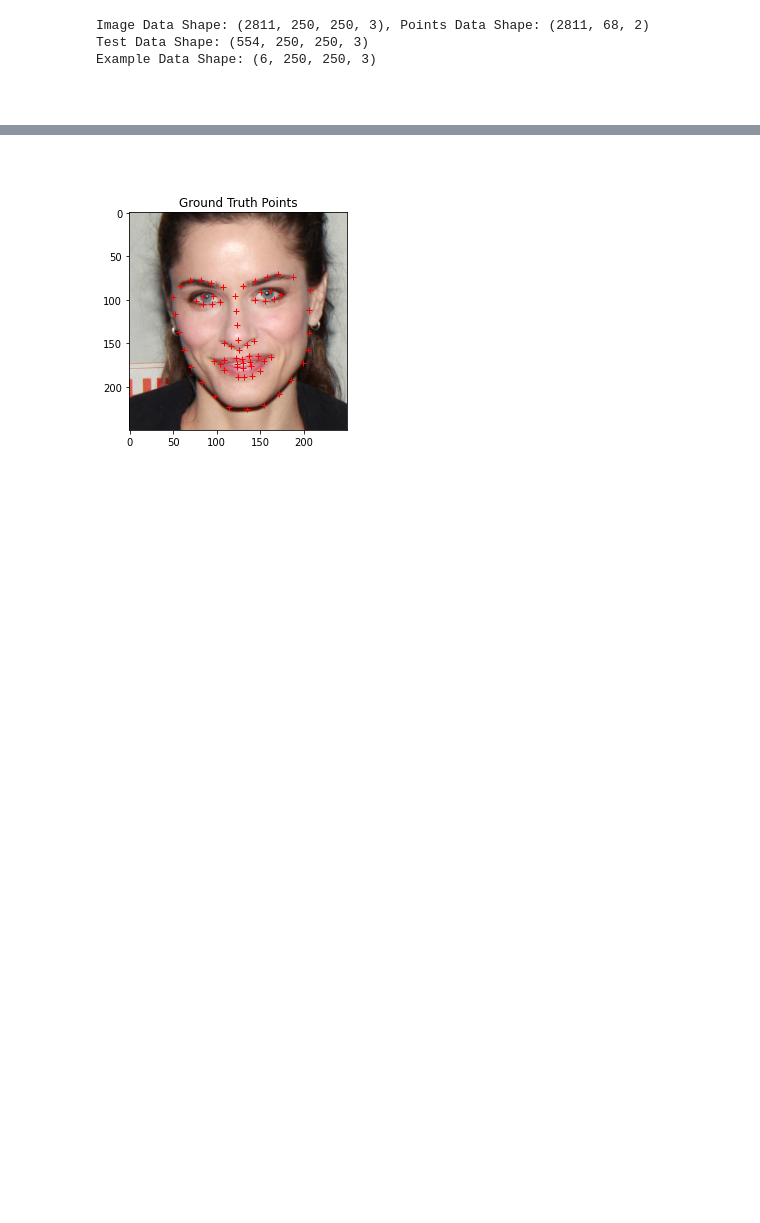
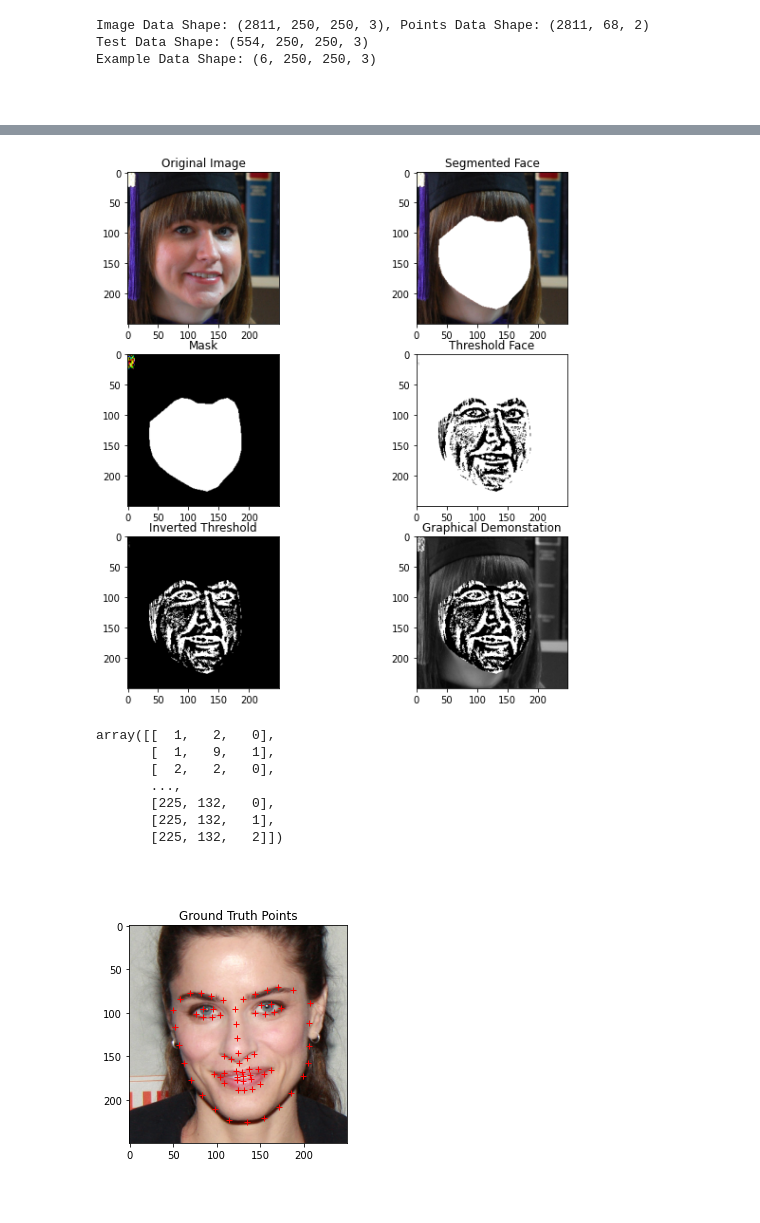
Before and after one commit to LordLean/Computer-Vision, a Jupyter notebook: CV_Labs/CV_183708.ipynb, the cells around one changed output, grey strips where cells are left out. Cells and saved outputs as stored; diff of their text form; code cells hidden in the pictures; blank space fills up the shorter version.

```diff
--- a/CV_Labs/CV_183708.ipynb
+++ b/CV_Labs/CV_183708.ipynb
@@ -275,31 +279,40 @@ def average_euclidian_dist(preds):
   # Return total avg euclid distance.
   return euclid_total_vals
 # %%
-#@title Function Face Segmentation
+#@title Function - Face Segmentation and Graphical Demonstration - Extensions
 
-def face_segmentation(img_num, image_data=train_images,landmark_points=train_pts):
+def face_segmentation(image_data=train_images[0],landmark_points=train_pts[0], truth_or_prediction=0):
   """
   Segment Areas of face using images and points, either ground truth or predicted is fine.
-  :param img_num: The index of image to print.
-  :param image_data: Images to pick from.
-  :param landmark_points: Points used for face segmentation - Assuming IBUG 68 points.
+  :param image_data: Image.
+  :param landmark_points: Points used for face segmentation for said image - Assuming IBUG 68 points.
+  :param truth_or_prediction image/points being used. Not very necessary but was for ease of manipulation further down line.
   :return: The coordinates of the facial area only (Face bounds to Eyebrows).
   """
+  if truth_or_prediction:
+    # If prediction: Additional Augmentation
+    # Eg. Function Call: face_segmentation(X_test[109],predictions[109].reshape(68,2),truth_or_prediction=1)
+    image_data = image_data * 255
+    image_data = image_data.astype(np.uint8)
+
+  ######### - Code necessary for pixels in face seg.
   # Seperate Areas of face for segmentation.
-  p1 = landmark_points[img_num][0].reshape(1,-1)
-  p2 = landmark_points[img_num][17:27]
-  p3 = landmark_points[img_num][16::-1]
+  p1 = landmark_points.astype(np.uint8)[0].reshape(1,-1)
+  p2 = landmark_points.astype(np.uint8)[17:27]
+  p3 = landmark_points.astype(np.uint8)[16::-1]
   poly_face = np.concatenate((p1,p2,p3))
 
   # Create copy of original image
-  img = image_data[img_num].copy()
+  img = image_data.copy()
 
   # Map area of face.
   img = cv2.fillPoly(img, np.array([poly_face], dtype=np.int32), color=(255,255,255))
   # img = cv2.fillPoly(img, np.array([poly_face,poly_face], dtype=np.int32), color=(255,255,255))
 
   # mask stores array where elements equal 255 or then 0.
-  mask = img.copy()
+  mask = img.copy().astype(np.uint8)
+
+
   # Create copy for graphical demo.
   mask_black = img.copy()
   # Set mask to 0 if not white space to create mask.
@@ -310,12 +323,12 @@ def face_segmentation(img_num, image_data=train_images,landmark_points=train_pts
   # Coordinates where value is greater than 0. I.e. all pixels
   # within the facebounds.
   segmented_coordinates = np.column_stack(np.where(mask > 0))
-
+  ######### - Rest is graphical demonstration.
 
   # Inverted mask for graphical demo.
   mask_inv = cv2.bitwise_not(mask)
   # Copy original image again.
-  holding_image = image_data[img_num].copy()
+  holding_image = image_data.copy()
   # Average.
   img_gray = np.mean(holding_image, axis=2).astype('uint8')
   # Create threshold image.
@@ -330,10 +343,10 @@ def face_segmentation(img_num, image_data=train_images,landmark_points=train_pts
   b = cv2.add(avg_mask_black,threshold_inverted)
 
 
-  f, axarr = plt.subplots(3,2, figsize=(10,10))
+  fig, axarr = plt.subplots(3,2, figsize=(10,10))
   # Original Image
   axarr[0,0].set_title("Original Image")
-  axarr[0,0].imshow(image_data[img_num])
+  axarr[0,0].imshow(image_data)
   # Face Segmented
   axarr[0,1].set_title("Segmented Face")
   axarr[0,1].imshow(img)
@@ -378,3 +385,15 @@ ValueError: ignored
+# %%
+img_number = -201
+face_segmentation(train_images[img_number],train_pts[img_number],truth_or_prediction=0)
+# %% [output]
+[figure, added]
+array([[  1,   2,   0],
+       [  1,   9,   1],
+       [  2,   2,   0],
+       ...,
+       [225, 132,   0],
+       [225, 132,   1],
+       [225, 132,   2]])
 # %% [markdown]
 <br>
 # %%
```
Also changed, not shown: parts of 12 cells of this notebook.
